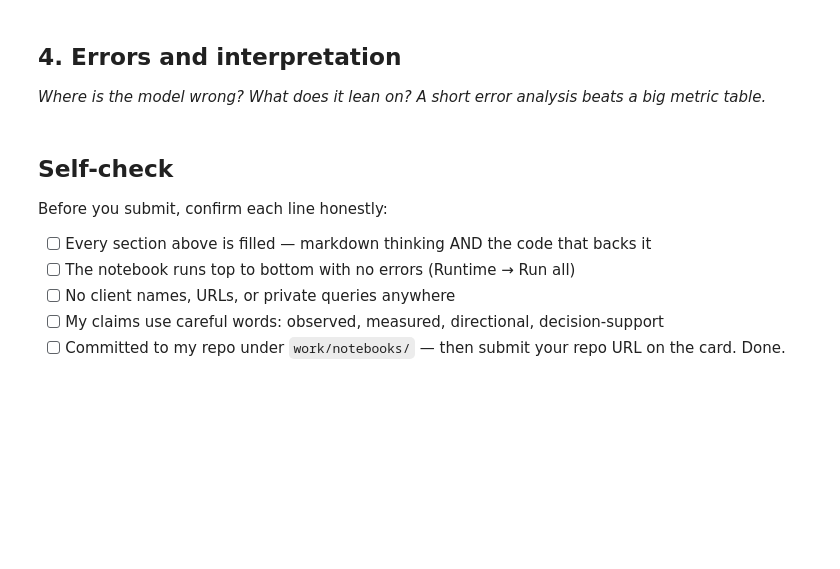
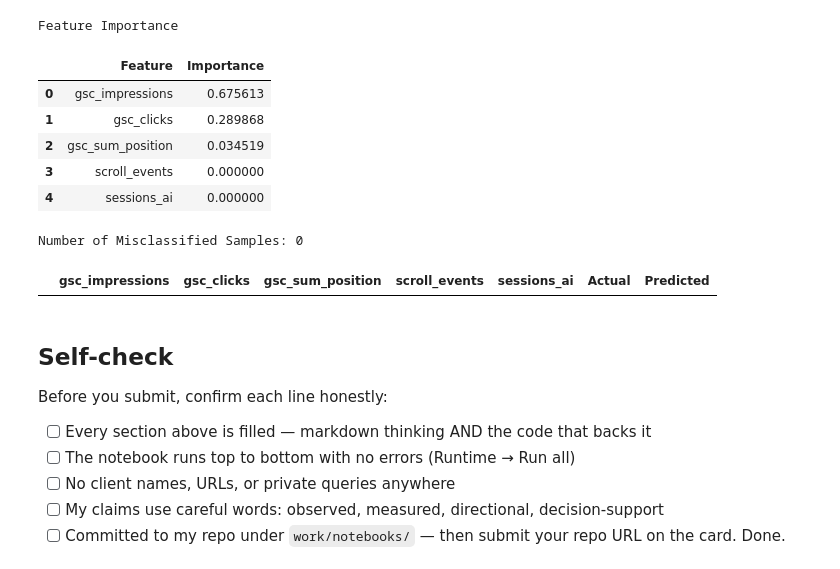
Before and after one commit to Mahnoor-Kalsoom/flyrank-ml-internship, a Jupyter notebook: work/notebooks/w05_model.ipynb, the cells around one changed output. Saved outputs shown, nothing was run; the diff lists cells and outputs as text; code cells hidden in the pictures; blank space fills up the shorter version.

```diff
--- a/work/notebooks/w05_model.ipynb
+++ b/work/notebooks/w05_model.ipynb
@@ -27,7 +270,48 @@ This skeleton is yours to fill. Work the sections **in order** — each one has
 # %%
 # This cell is for CODE (numbers, a query, a check).
 # Write your text answer in the cell ABOVE this one — typing sentences here breaks Run All.
+import pandas as pd
+
+# ----------------------------
+# Feature Importance
+# ----------------------------
+
+importance = pd.DataFrame({
+    "Feature": X.columns,
+    "Importance": model.feature_importances_
+})
+
+importance = importance.sort_values(
+    by="Importance",
+    ascending=False
+)
+
+print("Feature Importance")
+display(importance)
+
+# ----------------------------
+# Misclassified Records
+# ----------------------------
+
+errors = X_test.copy()
+
+errors["Actual"] = y_test.values
+errors["Predicted"] = predictions
+
+misclassified = errors[
+    errors["Actual"] != errors["Predicted"]
+]
+
+print("Number of Misclassified Samples:", len(misclassified))
+
+display(misclassified.head(10))
+# %% [output]
+Feature Importance
+|  | Feature | Importance |
+| 0 | gsc_impressions | 0.675613 |
+| 1 | gsc_clicks | 0.289868 |
+| 2 | gsc_sum_position | 0.034519 |
+| 3 | scroll_events | 0.000000 |
+| 4 | sessions_ai | 0.000000 |
+Number of Misclassified Samples: 0
+|  | gsc_impressions | gsc_clicks | gsc_sum_position | scroll_events | sessions_ai | Actual | Predicted |
-# %% [markdown]
-## 4. Errors and interpretation
-
-*Where is the model wrong? What does it lean on? A short error analysis beats a big metric table.*
```
Also changed, not shown: parts of 18 cells of this notebook.
